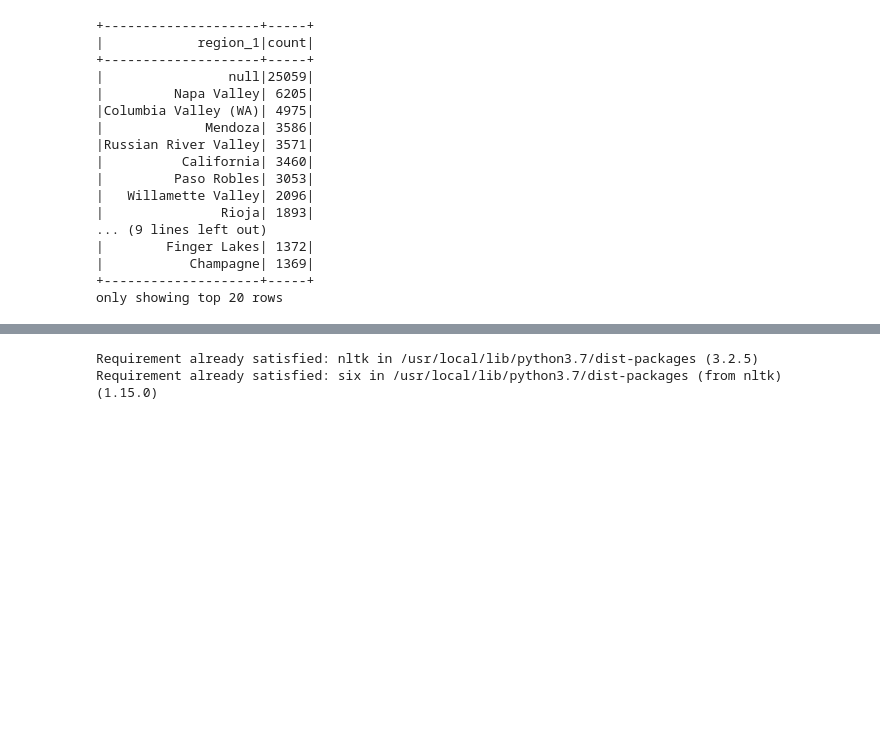
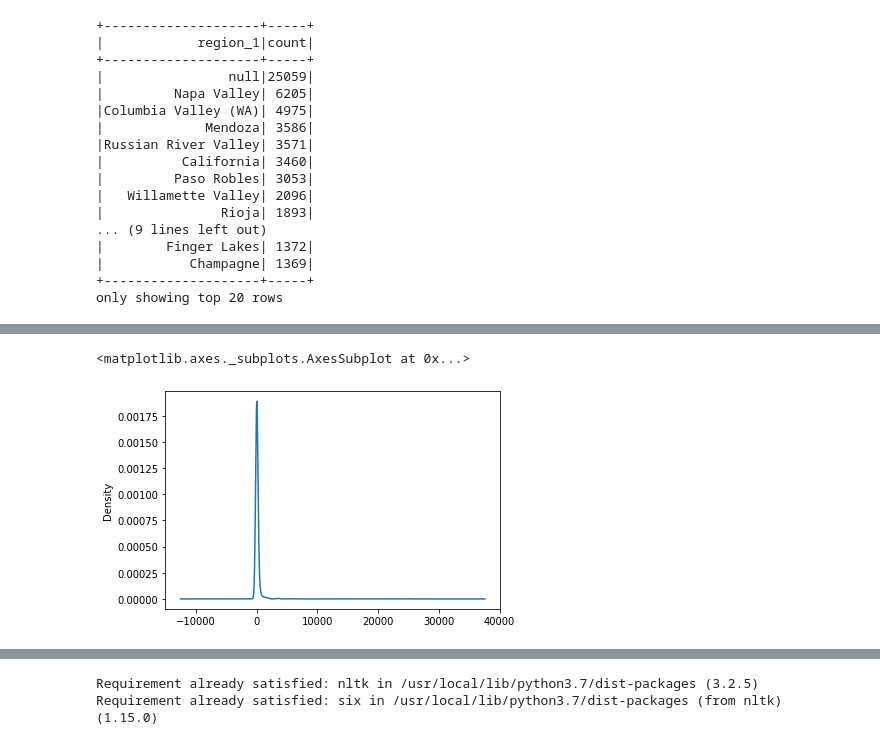
Before and after one commit to arahogc/Whats_In_A_Bottle, a Jupyter notebook: description_parsing.ipynb, the cells around one changed output, grey strips where cells are left out. Saved outputs shown, nothing was run; the diff lists cells and outputs as text; code cells hidden in the pictures; blank space fills up the shorter version.

```diff
--- a/description_parsing.ipynb
+++ b/description_parsing.ipynb
@@ -127,3 +146,4 @@ only showing top 20 rows
 # %%
-#df = df.drop("region_2")
-#df.show()
+# Drop the region_2 column
+df = df.drop("region_2")
+df.show()
@@ -157,0 +190,4 @@ only showing top 20 rows
+# %%
+# Replace null values in the region_1 and designation columns with "other" since we'll keep these columns
+# consider dropping designation column if it becomes an issue later
+replaced_df = df.na.fill({"region_1": "N/A", "designation":"N/A"})
@@ -157,0 +238,13 @@ only showing top 20 rows
+# %%
+# Visualize the unique value counts with a histogram
+import matplotlib.pyplot as plt
+
+# Convert to pandas df
+replaced_df_pd = replaced_df.toPandas()
+
+# visualize the value counts of region_1
+region_counts = replaced_df_pd['region_1'].value_counts()
+region_counts.plot.density()
+# %% [output]
+<matplotlib.axes._subplots.AxesSubplot at 0x...>
+[figure, added]
```
Also changed, not shown: parts of 27 cells of this notebook.
